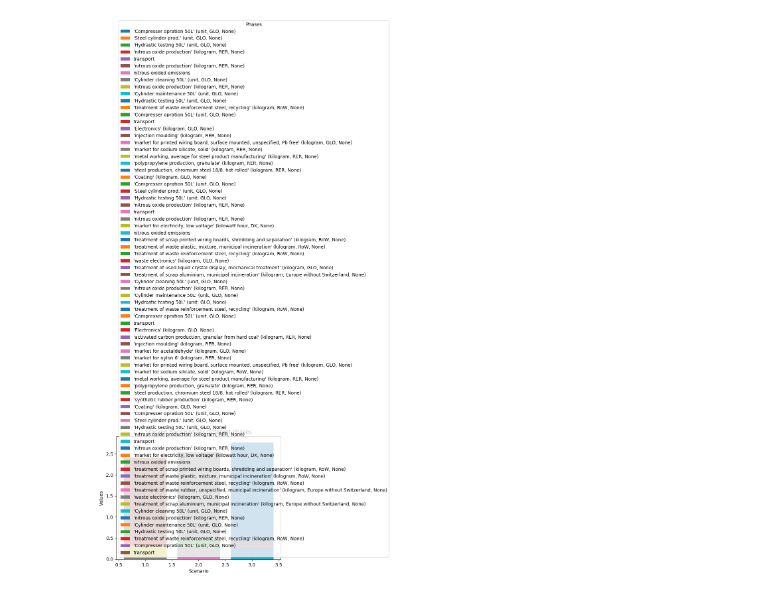
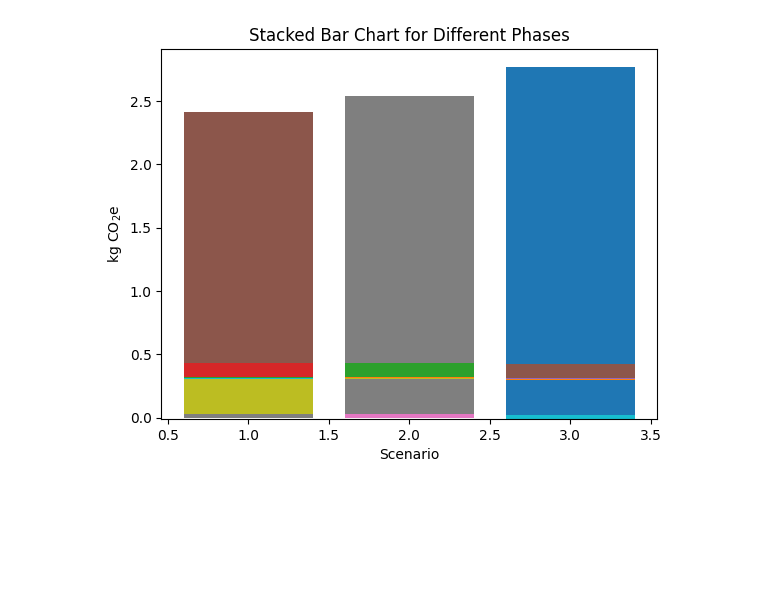
Before and after one commit to RuneWF/Single-use-vs-multi-use-in-health-care, a Jupyter notebook: Brighway/Rune_contribution.ipynb, the cells around one changed output. Saved outputs shown, nothing was run; the diff lists cells and outputs as text; code cells hidden in the pictures; blank space fills up the shorter version.

```diff
--- a/Brighway/Rune_contribution.ipynb
+++ b/Brighway/Rune_contribution.ipynb
@@ -215,33 +215,33 @@ for sc in range(1, 4):
                     leg_lst.append(proc[0])
 # Create a DataFrame for plotting
 plot_data = pd.DataFrame({
     'RM + Prod.': [sum(rm_prod[sc]) for sc in range(1, 4)],
     'Use': [sum(use_phase[sc]) for sc in range(1, 4)],
     'EoL': [sum(eol_phase[sc]) for sc in range(1, 4)]
 })
 
 # Plot the stacked bar chart
 fig, ax = plt.subplots()
 
 # Plot each phase separately
 for sc in range(1, 4):
     bottom = 0
     for value in rm_prod[sc]:
         ax.bar(sc, value, bottom=bottom, label='RM + Prod.' if bottom == 0 else "")
         bottom += value
     bottom = 0
     for value in use_phase[sc]:
         ax.bar(sc, value, bottom=bottom, label='Use' if bottom == 0 else "")
         bottom += value
     bottom = 0
     for value in eol_phase[sc]:
         ax.bar(sc, value, bottom=bottom, label='EoL' if bottom == 0 else "")
         bottom += value
 
 ax.set_xlabel('Scenario')
-ax.set_ylabel('Values')
+ax.set_ylabel('kg CO$_2$e')
 ax.set_title('Stacked Bar Chart for Different Phases')
-ax.legend(leg_lst,title='Phases')
+# ax.legend(leg_lst,title='Phases')
 plt.show()
 # %% [output]
-[figure, old version]
+[figure, new version]
```
Also changed, not shown: parts of 6 cells of this notebook, 3 other files.
